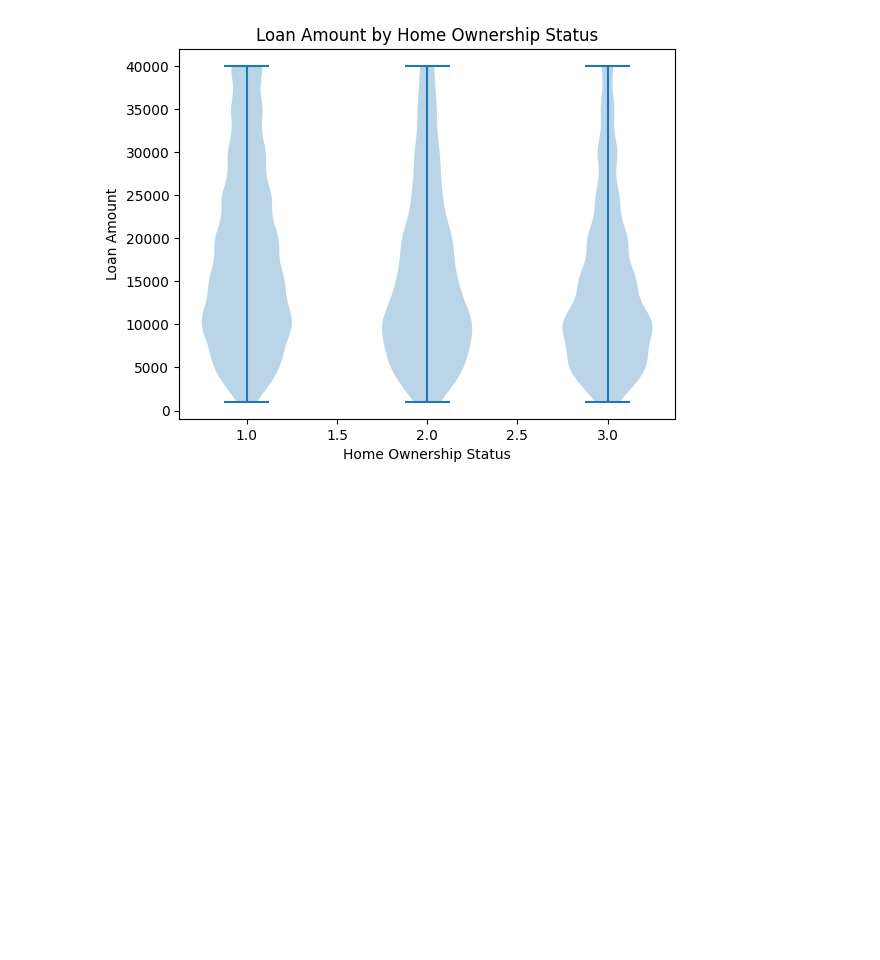
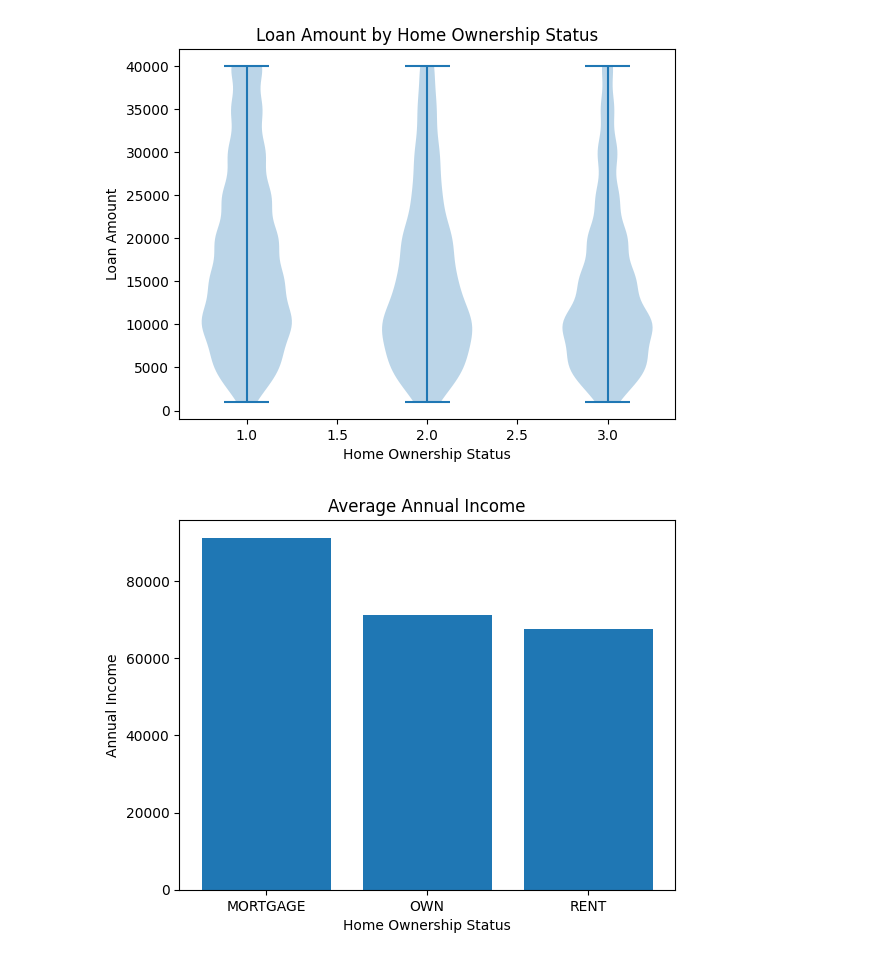
Before and after one commit to oliviaguo1234/lendingclub_loans, a Jupyter notebook: OliviaGuo_loans.ipynb, the cells around one changed output. Cells and saved outputs as stored; diff of their text form; code cells hidden in the pictures; blank space fills up the shorter version.

```diff
--- a/OliviaGuo_loans.ipynb
+++ b/OliviaGuo_loans.ipynb
@@ -252,3 +252,13 @@ plt.title('Loan Amount by Home Ownership Status')
 plt.show()
 # %% [output]
 [figure]
+# %%
+#compare mortgage holders annual incomes VS others
+means = loans_df.groupby('homeownership')['annual_income'].mean()
+plt.bar(means.index, means.values)
+plt.xlabel('Home Ownership Status')
+plt.ylabel('Annual Income')
+plt.title('Average Annual Income')
+plt.show()
+# %% [output]
+[figure, added]
```
